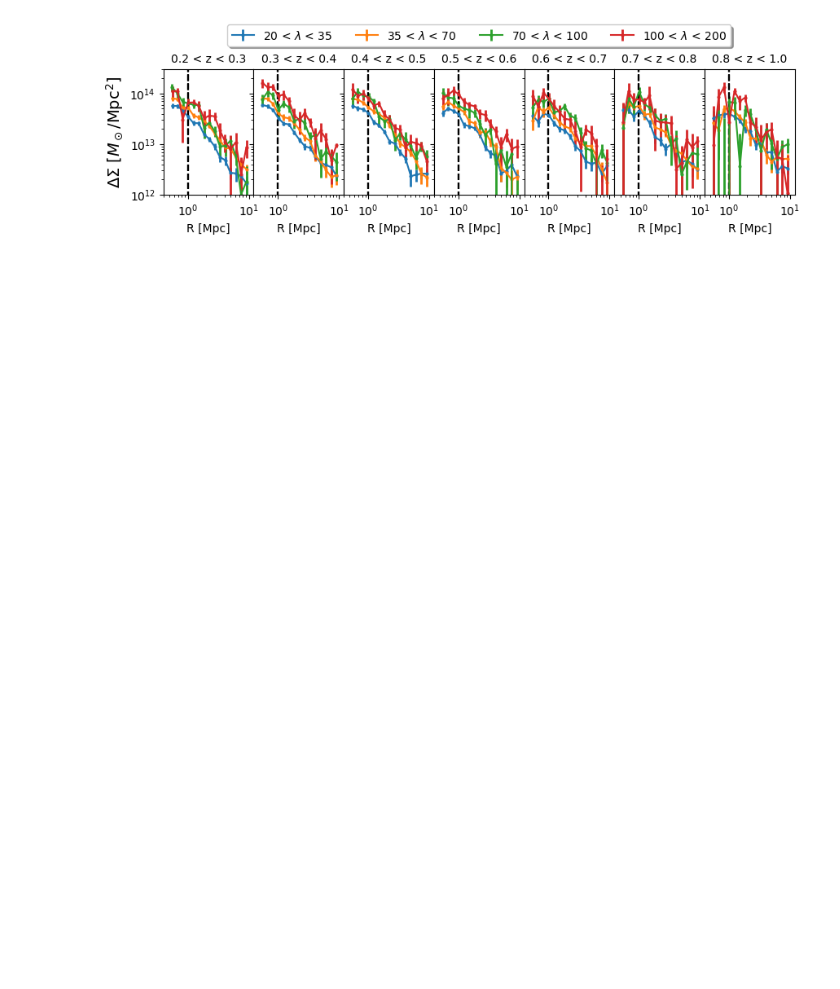
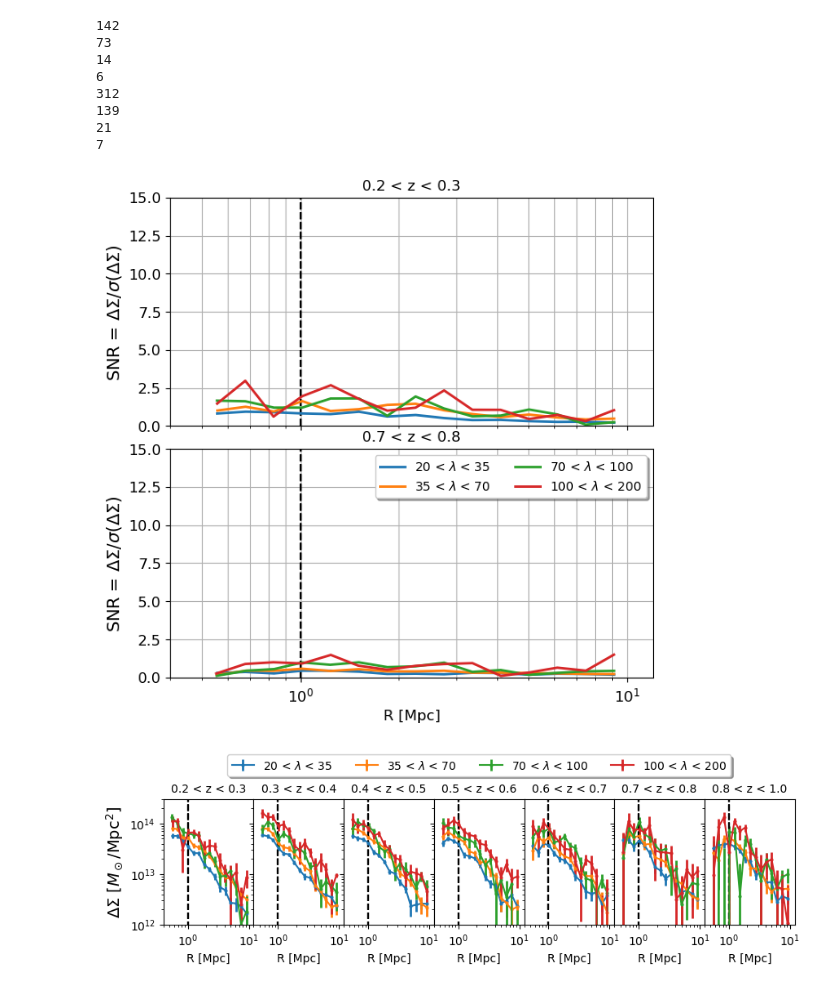
Before and after one commit to LSSTDESC/CLCosmo_Sim, a Jupyter notebook: lensing_profile_measurement/plot_paper_data.ipynb, the cells around one changed output. Cells and saved outputs as stored; diff of their text form; code cells hidden in the pictures; blank space fills up the shorter version.

```diff
--- a/lensing_profile_measurement/plot_paper_data.ipynb
+++ b/lensing_profile_measurement/plot_paper_data.ipynb
@@ -32,4 +30,61 @@ The autoreload extension is already loaded. To reload it, use:
 [figure]
+# %%
+data = np.load(path_to_data + f'stacked_esd_profiles_redmapper_true{suff}.pkl', allow_pickle=True)
+profiles = data['stacked profile']
+covariances = data['stacked covariance']
+Z_bin = analysis.Z_bin
+Obs_bin = analysis.Obs_bin
+n_z_bin = len(Z_bin)
+n_m_bin = len(Obs_bin)
+fig, axs = plt.subplots(2,1, figsize = (7,7))
+fig.subplots_adjust(wspace=0, hspace=0.1)
+for i, z_bin in enumerate([Z_bin[0], Z_bin[5]]):
+    for j, m_bin in enumerate(Obs_bin):
+
+            label_z =   f'{z_bin[0]:.1f} < z < {z_bin[1]:.1f}'
+            label_M = f'{m_bin[0]:.0f} < ' + r'$\lambda$' +f' < {m_bin[1]:.0f}'
+            mask_z = (profiles['z_mean'] > z_bin[0])*(profiles['z_mean'] < z_bin[1])
+            mask_m = (profiles['obs_mean'] > m_bin[0])*(profiles['obs_mean'] < m_bin[1])
+            index = np.arange(len(profiles))
+            index_cut = index[mask_m * mask_z]
+            f_cut = profiles[index_cut]
+            N = len(f_cut['z_individual'][0])
+            print(N)
+            cov = np.array(covariances['cov_t'][index_cut])
+            err = np.sqrt(N)*cov.T.diagonal()**.5
+            axs[i].errorbar(f_cut['radius'][0], f_cut['gt'][0]/err[0] ,lw=2,
+                            marker = ' ',fmt = '-', elinewidth = 2,  markersize = 2, markerfacecolor = None, label = label_M)
+            axs[i].set_ylim(0, 15)
+            axs[i].set_xlim(0.4, 12)
+            axs[i].set_xscale('log')
+            #axs[i].set_yscale('log')
+            axs[i].vlines(1, 0, 1e19, ls='--', color='k')
+            axs[i].tick_params(axis='both', which = 'major', labelsize= 12)
+            #axs[0].legend(frameon = False, loc = 'upper right', fontsize = 10)
+            axs[1].set_xlabel('R [Mpc]', fontsize = 12)
+            axs[i].set_title(label_z, fontsize = 12)
+            axs[i].set_ylabel(r'SNR = $\Delta\Sigma/\sigma(\Delta\Sigma)$', fontsize=14)
+            axs[i].grid('True', which='both')
+        #except: a=1
+
+axs[1].legend(loc='upper right',# bbox_to_anchor=(-2.5, 1.4),
+      #fancybox=True,
+           ncol=2,
+           shadow=True)
+
+for ax in fig.get_axes():
+    ax.label_outer()
+plt.savefig('../fig/snr_ds_profiles.png', bbox_inches='tight', dpi=100)
+# %% [output]
+142
+73
+14
+6
+312
+139
+21
+7
+[figure, added]
 # %%
 data = np.load(path_to_data + f'stacked_esd_profiles_redmapper_true{suff}.pkl', allow_pickle=True)
 profiles = data['stacked profile']
```
Also changed, not shown: parts of 3 cells of this notebook, 5 other files.
